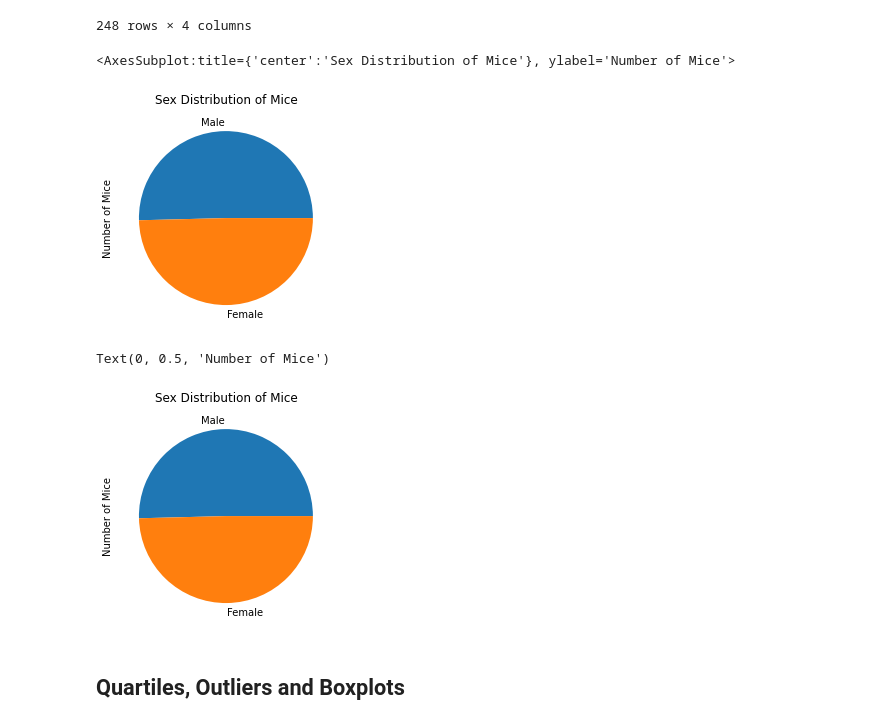
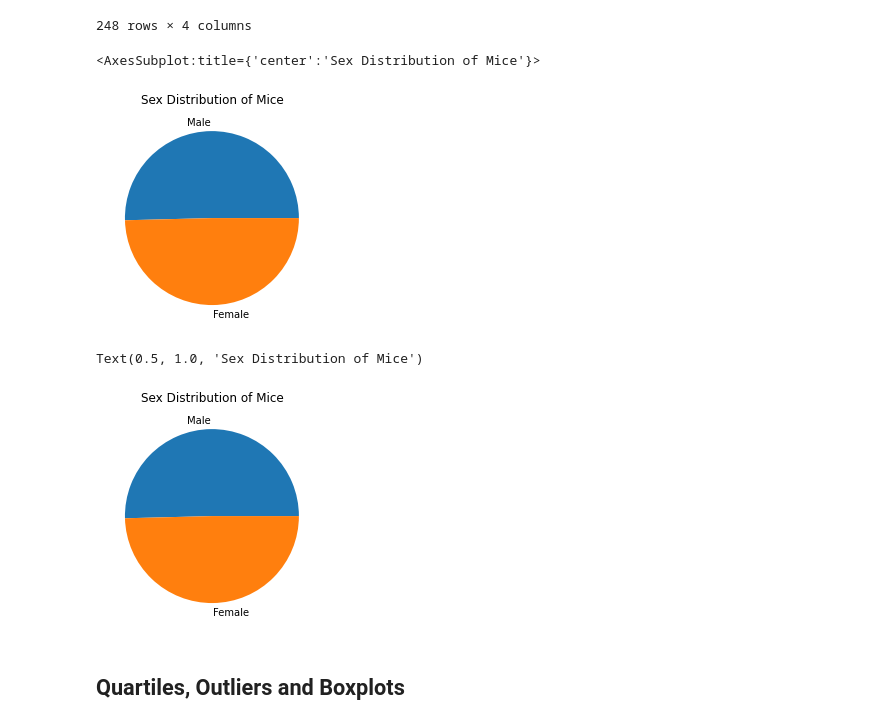
Before and after one commit to leah-handel/Cancer-Treatment-Analysis, a Jupyter notebook: pymaceuticals_starter.ipynb, the cells around one changed output. Drawn from its saved outputs; the diff is of its cells as text; code cells hidden in the pictures.

```diff
--- a/pymaceuticals_starter.ipynb
+++ b/pymaceuticals_starter.ipynb
@@ -235,10 +192,10 @@ count_of_sex = mouse_metadata["Sex"].value_counts()
 # %%
 # Using dataframe.plot()
 
-count_of_sex.plot(kind="pie", ylabel = "Number of Mice", title ="Sex Distribution of Mice", legend = False)
+count_of_sex.plot(kind="pie", ylabel="", title ="Sex Distribution of Mice", legend = False)
 # %% [output]
-<AxesSubplot:title={'center':'Sex Distribution of Mice'}, ylabel='Number of Mice'>
+<AxesSubplot:title={'center':'Sex Distribution of Mice'}>
-[figure, old version]
+[figure, new version]
 # %%
 # Generate a pie plot showing the distribution of female versus male mice using pyplot
 labels = count_of_sex.keys()
@@ -246,10 +203,9 @@ labels = count_of_sex.keys()
 # %%
 plt.pie(count_of_sex, labels=labels)
 plt.title("Sex Distribution of Mice")
-plt.ylabel("Number of Mice")
 # %% [output]
-Text(0, 0.5, 'Number of Mice')
+Text(0.5, 1.0, 'Sex Distribution of Mice')
-[figure, old version]
+[figure, new version]
 # %% [markdown]
 ## Quartiles, Outliers and Boxplots
 # %%
```
Also changed, not shown: parts of 42 cells of this notebook.
